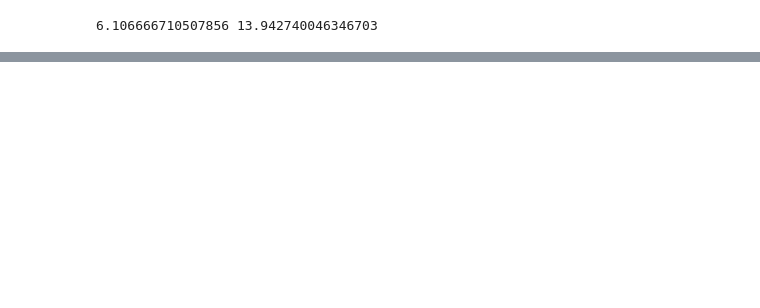
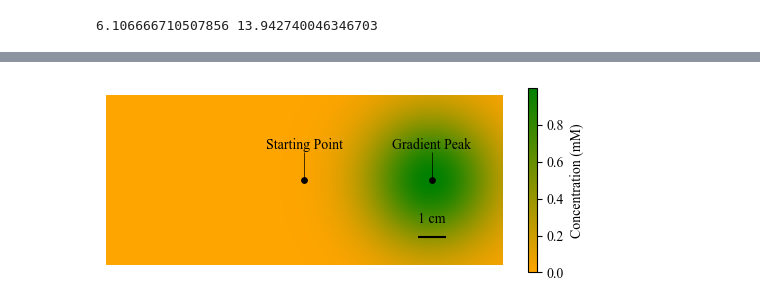
Before and after one commit to 118-Oganesson/C_elegans, a Jupyter notebook: python/concentration.ipynb, the cells around one changed output, grey strips where cells are left out. Cells and saved outputs as stored; diff of their text form; code cells hidden in the pictures; blank space fills up the shorter version.

```diff
--- a/python/concentration.ipynb
+++ b/python/concentration.ipynb
@@ -98,0 +113,68 @@ fig.show()
+# %%
+import oed
+import numpy as np
+import matplotlib.pyplot as plt
+from matplotlib.colors import LinearSegmentedColormap
+
+#  定数とパラメータを定義
+c_0 = 1
+lambda_ = 1.61
+x_peak = 4.5
+y_peak = 0
+
+#  指定された範囲内でxとyの座標を生成
+x = np.linspace(-7, 7, num=100)
+y = np.linspace(-3, 3, num=100)
+x, y = np.meshgrid(x, y)
+
+#  与えられた式に基づいてz値を計算
+z = oed.c_gauss(c_0, lambda_, x, y, x_peak, y_peak)
+
+#  カスタムカラーマップを作成
+cmap = LinearSegmentedColormap.from_list("custom", ["orange", "green"], N=256)
+
+#  フォントを Times New Roman  に設定
+plt.rcParams["font.family"] = "Times New Roman"
+
+#  ヒートマップを表示
+fig, ax = plt.subplots()
+im = ax.imshow(z, cmap=cmap, origin="lower", extent=[-7, 7, -3, 3])
+
+#  スタートとゴールの表示
+starting_point = [0, 0]
+peak = [x_peak, y_peak]
+
+ax.scatter(*starting_point, s=15, color="black")
+ax.scatter(*peak, s=15, color="black")
+
+y_max = 1
+ax.vlines(
+    starting_point[0],
+    starting_point[1],
+    y_max,
+    color="black",
+    linestyle="-",
+    linewidth=0.5,
+)
+ax.vlines(peak[0], peak[1], y_max, color="black", linestyle="-", linewidth=0.5)
+
+ax.text(starting_point[0], y_max + 0.1, "Starting Point", horizontalalignment="center")
+ax.text(peak[0], y_max + 0.1, "Gradient Peak", horizontalalignment="center")
+
+# 軸メモリや枠を非表示にする
+ax.axis("off")
+ax.autoscale()
+ax.set_aspect("equal")
+
+#  基準の大きさを表示
+ax.text(4.5, -1.5, "1 cm", horizontalalignment="center")
+ax.hlines(-2, 4, 5, color="black", linestyle="-", linewidth=1.5)
+
+#   カラーバーを追加
+plt.colorbar(im, ax=ax, label="Concentration (mM)", shrink=0.5)
+
+# plt.title("Concentration Heatmap")
+plt.savefig("./濃度.png", dpi=300)
+plt.show()
+# %% [output]
+[figure, added]
```
Also changed, not shown: parts of 1 cell of this notebook, 3 other files.
